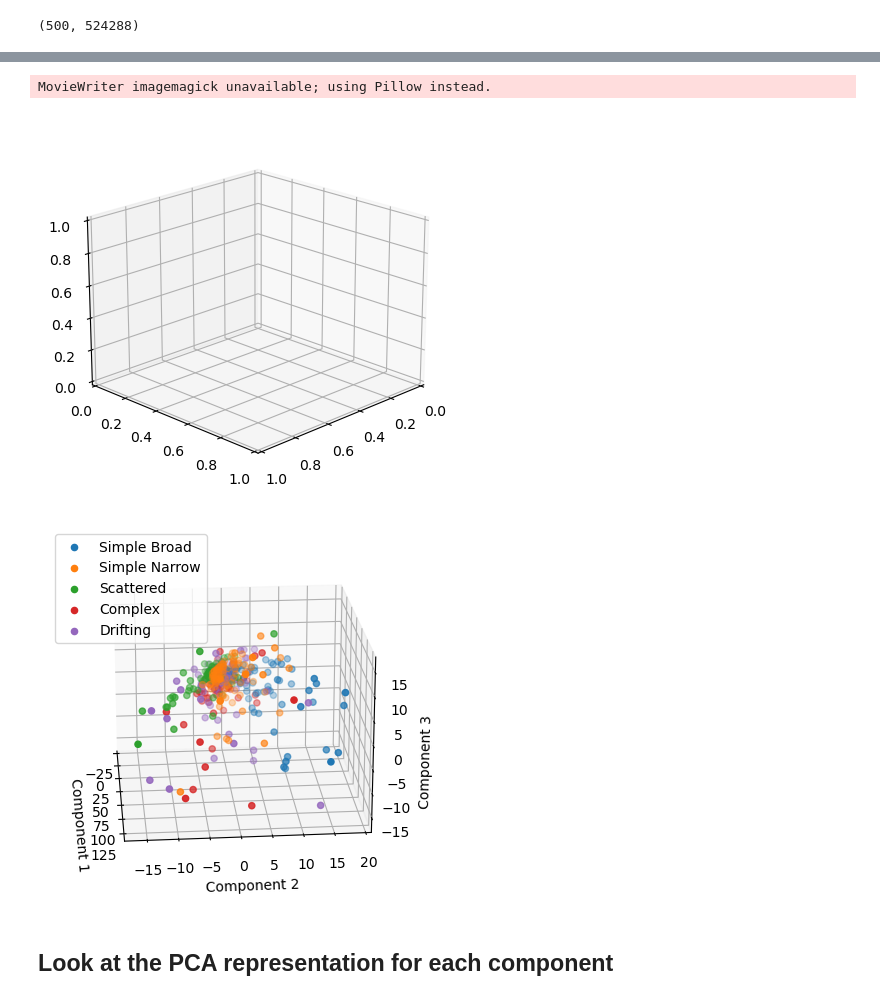
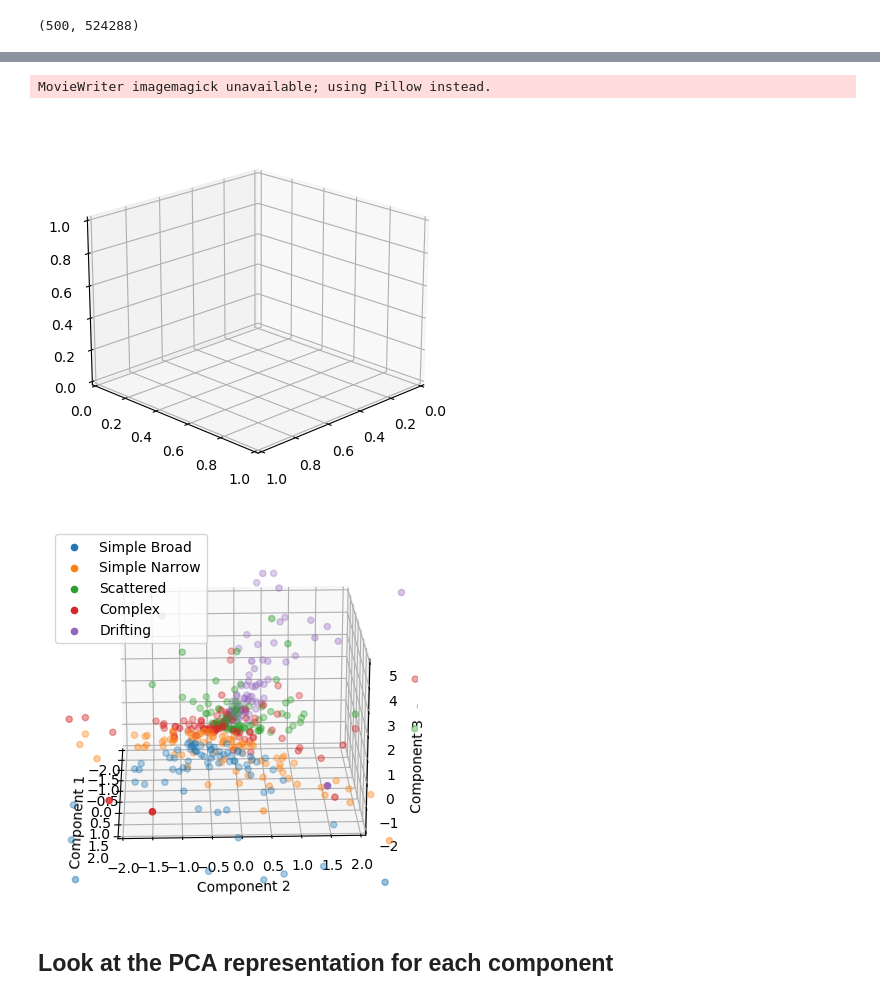
Before and after one commit to SRON-API-DataMagic/Rep_Learn_FRB, a Jupyter notebook: Analysis/PCA.ipynb, the cells around one changed output, grey strips where cells are left out. Cells and saved outputs as stored; diff of their text form; code cells hidden in the pictures.

```diff
--- a/Analysis/PCA.ipynb
+++ b/Analysis/PCA.ipynb
@@ -12,11 +12,11 @@ sys.path.append('../')
 from simulate_frbs import *
 # %%
 directories = [
-    "simulated_simple_broad_bursts_v4",
-    "simulated_simple_narrow_bursts_v4",
-    "simulated_scattered_bursts_v4",
-    "simulated_complex_bursts_v4",
-    "simulated_drifting_bursts_v4"
+    "simple_broad",
+    "simple_narrow",
+    "scattered",
+    "complex",
+    "drifting"
 ]
 
 data = []
@@ -149,36 +201,40 @@ labels = [
     "Complex",
     "Drifting"
 ]
 
 
 # Create a 3D scatter plot
 def update_angle(frame):
     ax.cla()
     ax.view_init(elev=20, azim=frame)
     for i, label in enumerate(directories):
         ax.scatter(
             pca_per_directory[i][:, 0], pca_per_directory[i][:, 1], pca_per_directory[i][:, 2],
             label=labels[i]
         )
     ax.set_xlabel('Component 1')
     ax.set_ylabel('Component 2')
     ax.set_zlabel('Component 3')
+    # Set the desired limits for each axis to zoom in
+    ax.set_xlim([-2, 2])
+    ax.set_ylim([-2, 2])
+    ax.set_zlim([-2, 5])
     ax.legend()
 
 fig = plt.figure()
 ax = fig.add_subplot(111, projection='3d')
 
 # Initialize FuncAnimation
-ani = FuncAnimation(fig, update_angle, frames=np.arange(0, 360, 5), repeat=True)
+ani = FuncAnimation(fig, update_angle, frames=np.arange(0, 360, 2), repeat=True)
 
 # Save the animation as a GIF
-ani.save('pca_animation_scaled.gif', writer='imagemagick', fps=15)
+ani.save('pca_animation_scaled_SNR.gif', writer='imagemagick', fps=15)
 
 plt.show()
 # %% [output]
 MovieWriter imagemagick unavailable; using Pillow instead.
 [figure]
-[figure, old version]
+[figure, new version]
 # %% [markdown]
 ## Look at the PCA representation for each component
 # %%
```
Also changed, not shown: parts of 7 cells of this notebook, 3 other files.
